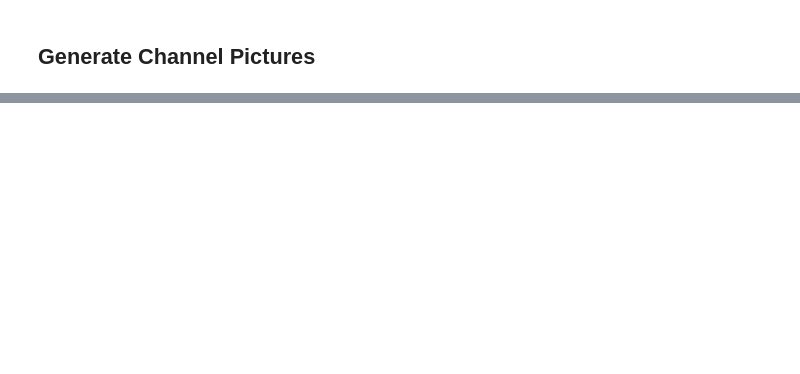
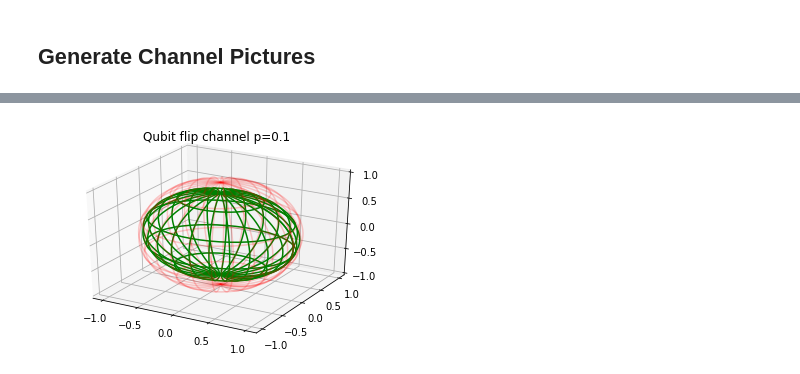
Before and after one commit to giisbert/quantuminformation19, a Jupyter notebook: Untitled.ipynb, the cells around one changed output, grey strips where cells are left out. Drawn from its saved outputs; the diff is of its cells as text; code cells hidden in the pictures; blank space fills up the shorter version.

```diff
--- a/Untitled.ipynb
+++ b/Untitled.ipynb
@@ -140,0 +148,31 @@ plt.show()
+# %%
+def plot_channel_im(krausmat, titletext="Channel image"):
+
+    # Generate data for ploting of the Bloch sphere
+    fig = plt.figure()
+    ax = fig.add_subplot(111, projection='3d')
+    x = np.outer(np.cos(u), np.sin(v))
+    y = np.outer(np.sin(u), np.sin(v))
+    z = np.outer(np.ones(np.size(u)), np.cos(v))
+
+    xout = np.empty((50,50))
+    yout = np.empty((50,50))
+    zout = np.empty((50,50))
+
+    for i in range(50):
+        for j in range(50):
+            #den = bloch_vector(channel_action(kraus_bitfl(0.3), d_matrix([x[i, j], y[i, j], z[i ,j]])))
+            den = bloch_vector(channel_action(krausmat, d_matrix([x[i, j], y[i, j], z[i ,j]])))
+            xout[i, j] = den[0]
+            yout[i, j] = den[1]
+            zout[i, j] = den[2]
+
+    # Plot the surface
+    ax.plot_wireframe(x, y, z, rstride=2, cstride=10, color='r', alpha=0.2)
+    ax.plot_wireframe(xout, yout, zout, rstride=2, cstride=10, color='g')
+    tlevels = [-1, -0.5, 0, 0.5, 1]
+    ax.set_xticks(tlevels)
+    ax.set_yticks(tlevels)
+    ax.set_zticks(tlevels)
+    plt.title(titletext)
+    plt.show()
@@ -140,0 +189,4 @@ plt.show()
+# %%
+plot_channel_im(kraus_bitfl(0.1), "Qubit flip channel p=0.1")
+# %% [output]
+[figure, added]
```
Also changed, not shown: parts of 19 cells of this notebook.
